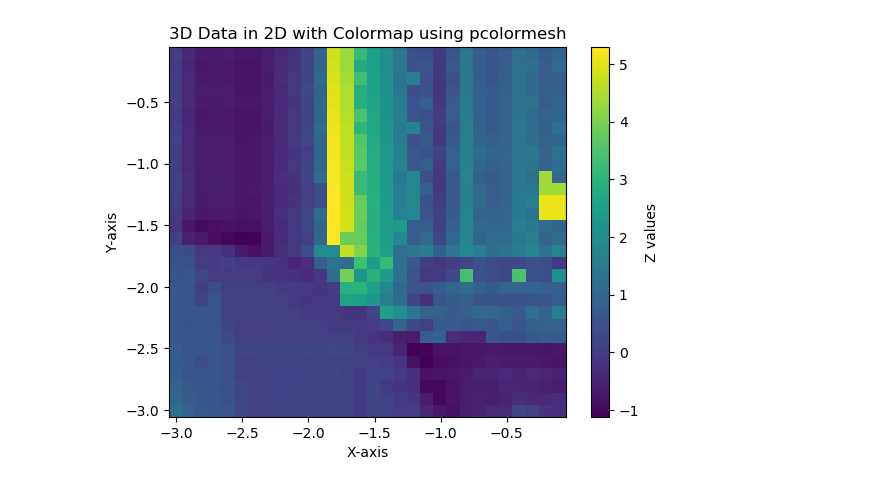
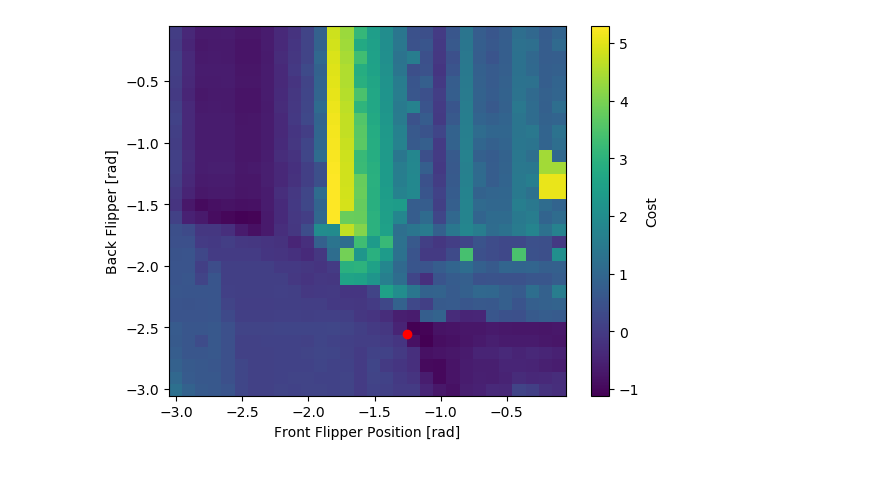
Before and after one commit to tu-darmstadt-ros-pkg/whole_body_posture_optimization, a Jupyter notebook: whole_body_planning_plotting_utils/notebooks/flipper_function_space.ipynb, the cells around one changed output. Cells and saved outputs as stored; diff of their text form; code cells hidden in the pictures.

Commit message:
Updated flipper function space plotting

```diff
--- a/whole_body_planning_plotting_utils/notebooks/flipper_function_space.ipynb
+++ b/whole_body_planning_plotting_utils/notebooks/flipper_function_space.ipynb
@@ -18,34 +22,41 @@ data = load_data("/home/martin/projects/hector/src/whole_body_posture_optimizati
 # %%
-fig, ax = plt.subplots()
-x = data["flipper_front_joint"]
-y = data["flipper_back_joint"]
-z = data["total_cost"]
+def plot_2d_color_mesh(fig, ax, x, y, z):
+    X, Y = np.meshgrid(np.unique(x), np.unique(y))
+    Z = np.empty_like(X)
 
-# Create a 2D grid using meshgrid
-X, Y = np.meshgrid(np.unique(x), np.unique(y))
+    # Fill the Z array with the corresponding z values based on x and y
+    for i in range(len(X)):
+        for j in range(len(X[i])):
+            mask = (x == X[i, j]) & (y == Y[i, j])
+            Z[i, j] = z[mask][0] if np.sum(mask) > 0 else np.nan
 
-# Create a 2D array to store the corresponding z values
-Z = np.empty_like(X)
+    colormesh = ax.pcolormesh(X, Y, Z, cmap='viridis', shading='auto') # gouraud
 
-# Fill the Z array with the corresponding z values based on x and y
-for i in range(len(X)):
-    for j in range(len(X[i])):
-        mask = (x == X[i, j]) & (y == Y[i, j])
-        Z[i, j] = z[mask][0] if np.sum(mask) > 0 else np.nan
+    # Add colorbar to show the mapping of values to colors
+    cbar = fig.colorbar(colormesh)
+    cbar.set_label('Cost')
 
-# Plot the colormap using pcolormesh
-plt.pcolormesh(X, Y, Z, cmap='viridis', shading='gouraud')
+    # Set labels and title
+    ax.set_xlabel('Front Flipper Position [rad]')
+    ax.set_ylabel('Back Flipper [rad]')
+    # plt.title('3D Data in 2D with Colormap using pcolormesh')
 
-# Add colorbar to show the mapping of values to colors
-cbar = plt.colorbar()
-cbar.set_label('Z values')
+def plot_minimum(ax, x, y, z):
+    minf = np.minimum.accumulate(data["total_cost"])
+    minf_reached = np.where(minf == minf[-1])
+    ax.scatter(x=[data["flipper_front_joint"][minf_reached[0][0]]],
+            y=[data["flipper_back_joint"][minf_reached[0][0]]],
+            color="red",
+            marker="o")
 
-# Set labels and title
-plt.xlabel('X-axis')
-plt.ylabel('Y-axis')
-plt.title('3D Data in 2D with Colormap using pcolormesh')
 
-# Show the plot
+fig, ax = plt.subplots(
+    # figsize=(7, 7),
+)
+
+plot_2d_color_mesh(fig, ax, x, y, z)
+plot_minimum(ax, x, y, z)
+
 plt.show()
 # %% [output]
-[figure, old version]
+[figure, new version]
```
Also changed, not shown: parts of 5 cells of this notebook.
